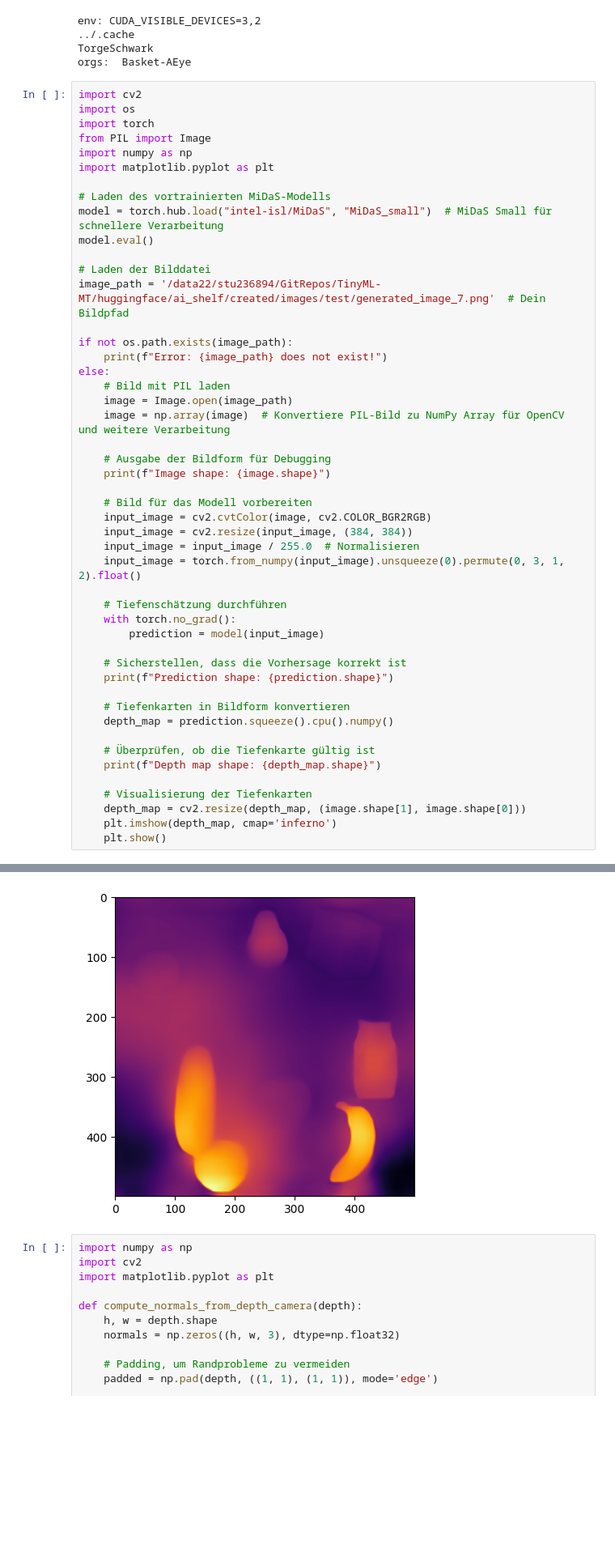
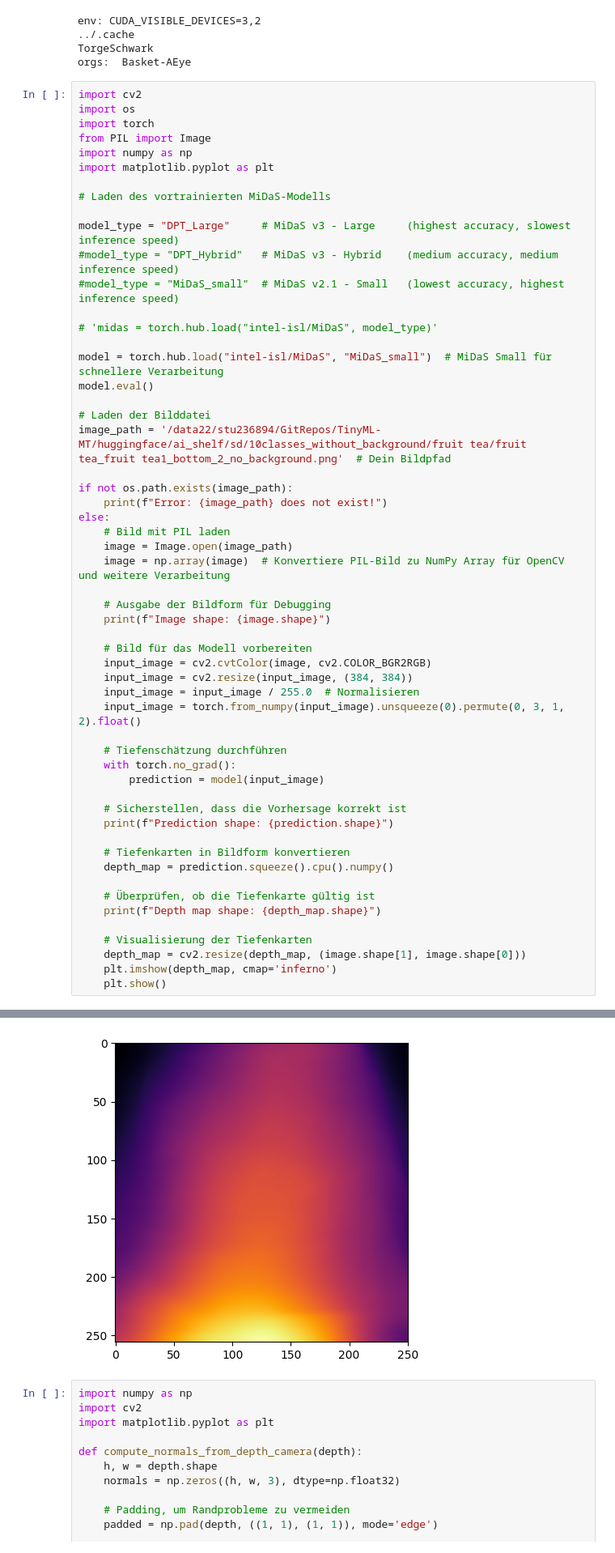
Before and after one commit to TorgeSchwark/TinyML-MT, a Jupyter notebook: code_imagegeneration/test.ipynb, the cells around one changed output, grey strips where cells are left out. Shown at 81% size. Cells and saved outputs as stored; diff of their text form; blank space fills up the shorter version.

```diff
--- a/code_imagegeneration/test.ipynb
+++ b/code_imagegeneration/test.ipynb
@@ -23,11 +23,18 @@ import numpy as np
 import matplotlib.pyplot as plt
 
 # Laden des vortrainierten MiDaS-Modells
+
+model_type = "DPT_Large"     # MiDaS v3 - Large     (highest accuracy, slowest inference speed)
+#model_type = "DPT_Hybrid"   # MiDaS v3 - Hybrid    (medium accuracy, medium inference speed)
+#model_type = "MiDaS_small"  # MiDaS v2.1 - Small   (lowest accuracy, highest inference speed)
+
+# 'midas = torch.hub.load("intel-isl/MiDaS", model_type)'
+
 model = torch.hub.load("intel-isl/MiDaS", "MiDaS_small")  # MiDaS Small für schnellere Verarbeitung
 model.eval()
 
 # Laden der Bilddatei
-image_path = '/data22/stu236894/GitRepos/TinyML-MT/huggingface/ai_shelf/created/images/test/generated_image_7.png'  # Dein Bildpfad
+image_path = '/data22/stu236894/GitRepos/TinyML-MT/huggingface/ai_shelf/sd/10classes_without_background/fruit tea/fruit tea_fruit tea1_bottom_2_no_background.png'  # Dein Bildpfad
 
 if not os.path.exists(image_path):
     print(f"Error: {image_path} does not exist!")
@@ -70,6 +77,6 @@ Image shape: (500, 500, 4)
 Prediction shape: torch.Size([1, 384, 384])
 Depth map shape: (384, 384)
-[figure, old version]
+[figure, new version]
 # %%
 import numpy as np
 import cv2
```
Also changed, not shown: parts of 1 cell of this notebook, 32 other files.
